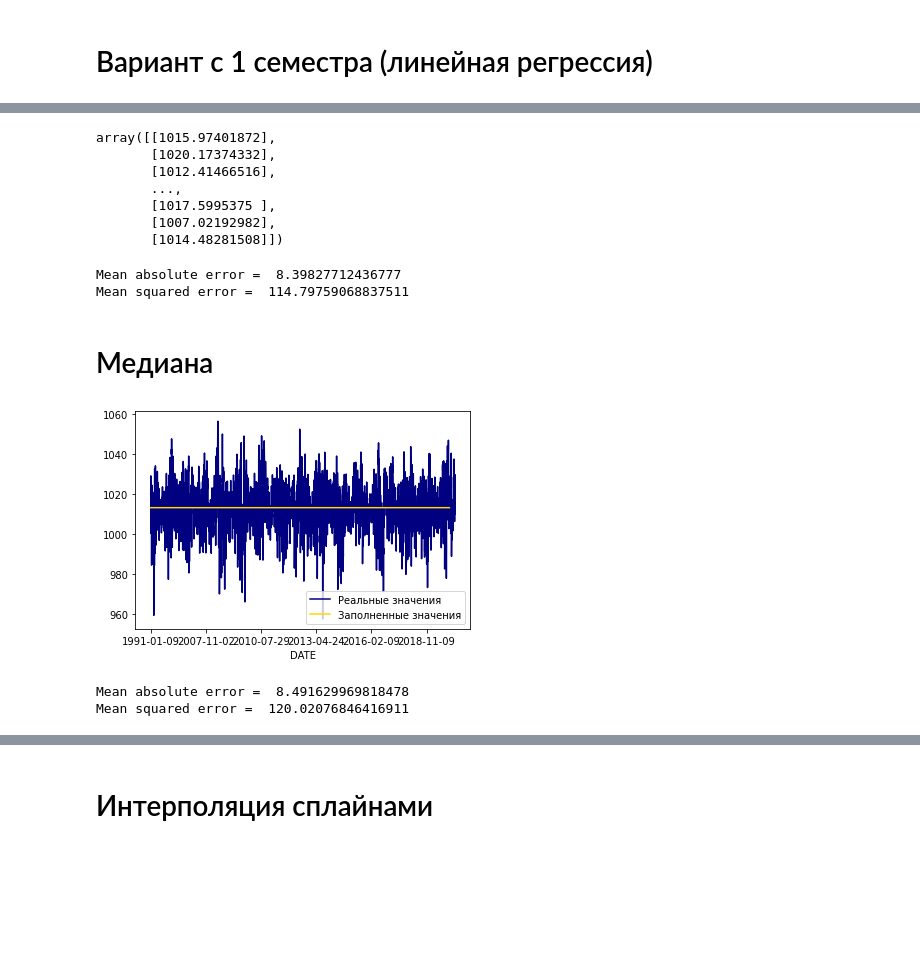
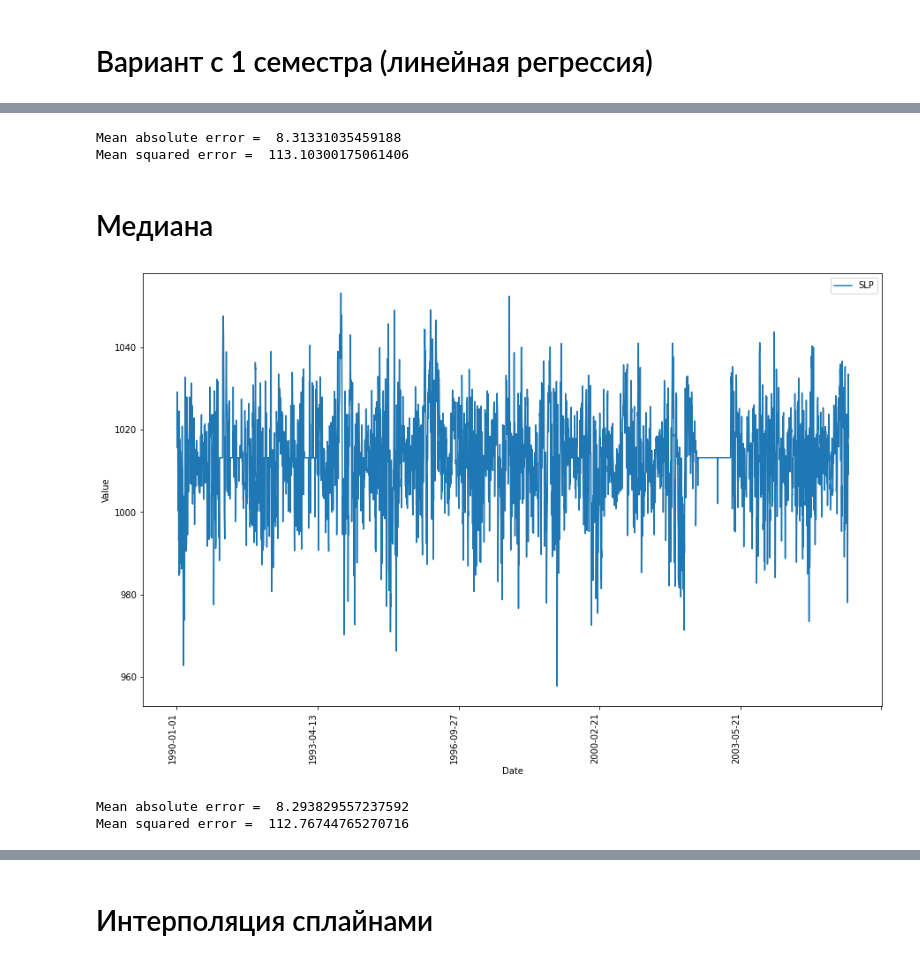
Before and after one commit to Loinen/geodata_analysis, a Jupyter notebook: lab2021.ipynb, the cells around one changed output, grey strips where cells are left out. Cells and saved outputs as stored; diff of their text form; code cells hidden in the pictures; blank space fills up the shorter version.

```diff
--- a/lab2021.ipynb
+++ b/lab2021.ipynb
@@ -15,7 +38,8 @@ from sklearn.metrics import mean_squared_error
     SLP - Mean sea level pressure for the day in millibars to tenths. Missing = 9999.9 (.1 mb)
     WDSP – Mean wind speed (.1 knots)
 # %%
-original_data = pd.read_csv("data/data_spb.csv", index_col=1, na_values='NA', usecols=['STATION', 'DATE', 'TEMP', 'SLP', 'WDSP'])
+random.seed(42)
+original_data = pd.read_csv("https://raw.githubusercontent.com/Loinen/geodata_analysis/main/data/data_spb.csv", index_col=1, na_values='NA', usecols=['STATION', 'DATE', 'TEMP', 'SLP', 'WDSP'])
 original_data
 # %% [output]
 |  | STATION | SLP | TEMP | WDSP |
@@ -48,8 +72,8 @@ plt.show()
 # %%
 # удаление пропущенных значений + убираем все после 2006 года
+original_data = original_data.loc[:'2006-01-01']
+
 data = original_data.copy()
-
-data = data.loc[:'2006-01-01']
 missing_vals = data.loc[data.SLP==9999.9]
 data = data.replace(9999.9, np.nan, regex=True)
 data = data.dropna(subset=['SLP'])
@@ -205,53 +219,39 @@ plt.show()
 # %%
 model = LinearRegression(normalize=True).fit(new_X_train, new_y_train)
 predicted_lr = model.predict(X_test)
-predicted_lr
-# %% [output]
-array([[1015.97401872],
-       [1020.17374332],
-       [1012.41466516],
-       ...,
-       [1017.5995375 ],
-       [1007.02192982],
-       [1014.48281508]])
 # %%
 mae = mean_absolute_error(y_test, predicted_lr)
 mse = mean_squared_error(y_test, predicted_lr)
 print('Mean absolute error = ', mae)
 print('Mean squared error = ', mse)
 # %% [output]
-Mean absolute error =  8.39827712436777
-Mean squared error =  114.79759068837511
+Mean absolute error =  8.31331035459188
+Mean squared error =  113.10300175061406
 # %% [markdown]
 # Медиана
 # %%
 missing_vals['SLP'] = train['SLP'].median()
-
-data['SLP'].plot(color='navy', label='Реальные значения')
-missing_vals['SLP'].plot(color='gold', label='Заполненные значения')
-plt.legend()
-plt.show()
 
 train = pd.concat([X_train, y_train], axis=1)
 filled_data = pd.concat([train, missing_vals])
 filled_data = filled_data.sort_index()
 new_X_train = filled_data[['WDSP', 'TEMP']]
 new_y_train = filled_data[['SLP']]
 
-# filled_data.plot(subplots=True, figsize=(15, 10))
-# plt.ylabel("Value")
-# plt.xlabel("Date")
-# plt.legend(loc='best')
-# plt.xticks(rotation='vertical')
-# plt.show()
+filled_data['SLP'].plot(subplots=True, figsize=(15, 10))
+plt.ylabel("Value")
+plt.xlabel("Date")
+plt.legend(loc='best')
+plt.xticks(rotation='vertical')
+plt.show()
 
 model = LinearRegression(normalize=True).fit(new_X_train, new_y_train)
 predicted_lr = model.predict(X_test)
 mae = mean_absolute_error(y_test, predicted_lr)
 mse = mean_squared_error(y_test, predicted_lr)
 print('Mean absolute error = ', mae)
 print('Mean squared error = ', mse)
 # %% [output]
-[figure, old version]
+[figure, new version]
-Mean absolute error =  8.491629969818478
-Mean squared error =  120.02076846416911
+Mean absolute error =  8.293829557237592
+Mean squared error =  112.76744765270716
```
Also changed, not shown: parts of 22 cells of this notebook.
